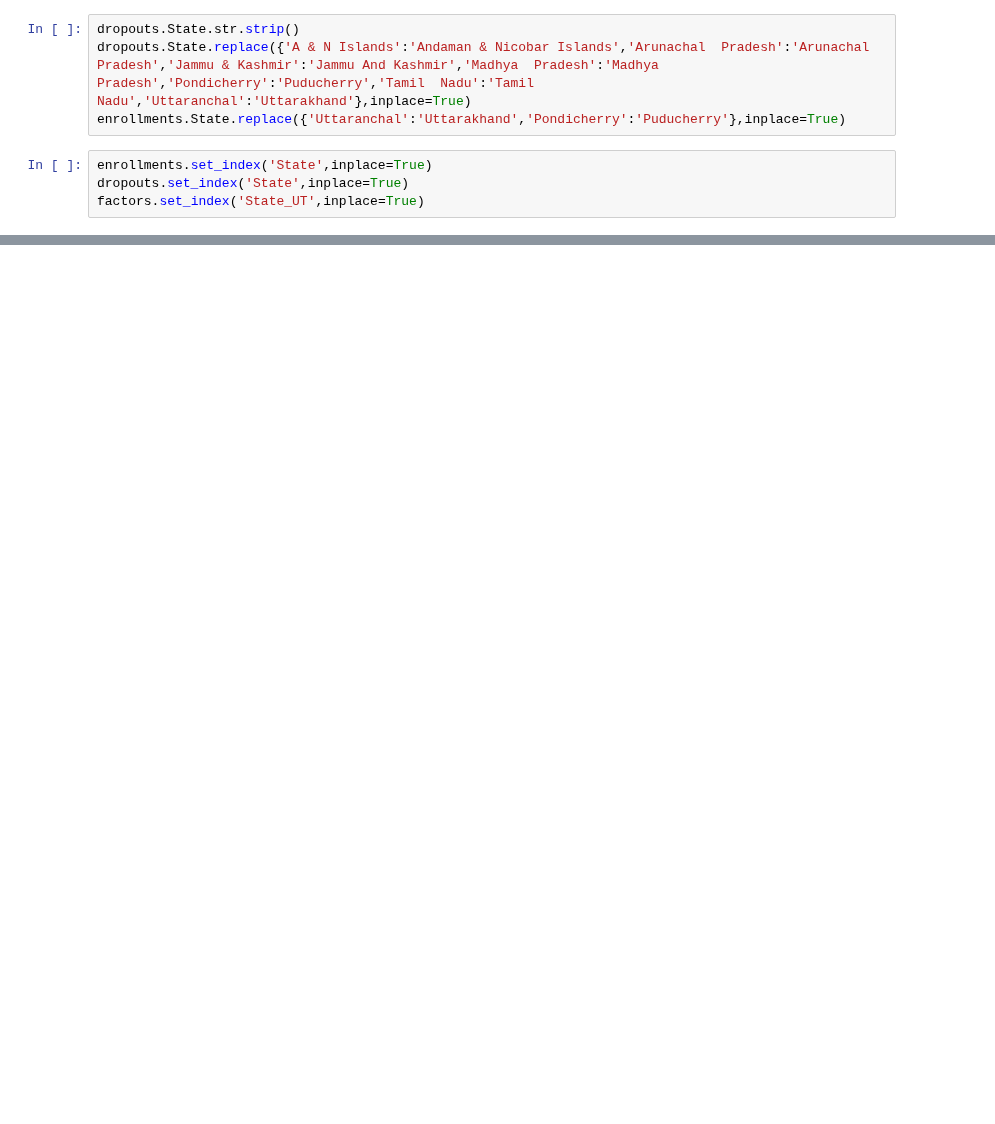
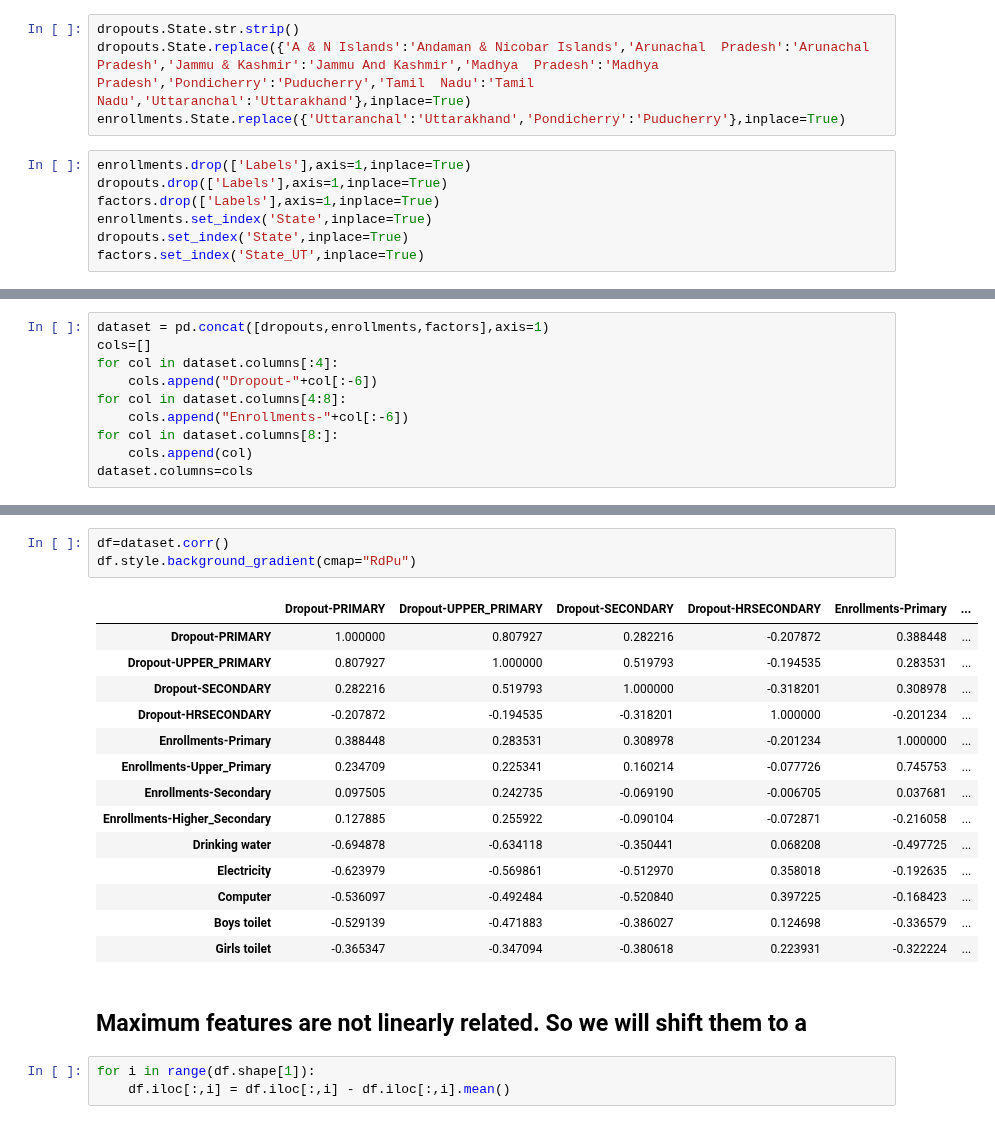
Before and after one commit to AnupamMisra/Data-science-projects, a Jupyter notebook: Education/notebooks/analysis.ipynb, the cells around one changed output, grey strips where cells are left out. Saved outputs shown, nothing was run; the diff lists cells and outputs as text; blank space fills up the shorter version.

```diff
--- a/Education/notebooks/analysis.ipynb
+++ b/Education/notebooks/analysis.ipynb
@@ -38,6 +18,9 @@ dropouts.State.str.strip()
 dropouts.State.replace({'A & N Islands':'Andaman & Nicobar Islands','Arunachal  Pradesh':'Arunachal Pradesh','Jammu & Kashmir':'Jammu And Kashmir','Madhya  Pradesh':'Madhya Pradesh','Pondicherry':'Puducherry','Tamil  Nadu':'Tamil Nadu','Uttaranchal':'Uttarakhand'},inplace=True)
 enrollments.State.replace({'Uttaranchal':'Uttarakhand','Pondicherry':'Puducherry'},inplace=True)
 # %%
+enrollments.drop(['Labels'],axis=1,inplace=True)
+dropouts.drop(['Labels'],axis=1,inplace=True)
+factors.drop(['Labels'],axis=1,inplace=True)
 enrollments.set_index('State',inplace=True)
 dropouts.set_index('State',inplace=True)
 factors.set_index('State_UT',inplace=True)
@@ -64,0 +27,10 @@ dataset
+# %%
+dataset = pd.concat([dropouts,enrollments,factors],axis=1)
+cols=[]
+for col in dataset.columns[:4]:
+    cols.append("Dropout-"+col[:-6])
+for col in dataset.columns[4:8]:
+    cols.append("Enrollments-"+col[:-6])
+for col in dataset.columns[8:]:
+    cols.append(col)
+dataset.columns=cols
@@ -64,0 +46,23 @@ dataset
+# %%
+df=dataset.corr()
+df.style.background_gradient(cmap="RdPu")
+# %% [output]
+|  | Dropout-PRIMARY | Dropout-UPPER_PRIMARY | Dropout-SECONDARY | Dropout-HRSECONDARY | Enrollments-Primary | ... |
+| Dropout-PRIMARY | 1.000000 | 0.807927 | 0.282216 | -0.207872 | 0.388448 | ... |
+| Dropout-UPPER_PRIMARY | 0.807927 | 1.000000 | 0.519793 | -0.194535 | 0.283531 | ... |
+| Dropout-SECONDARY | 0.282216 | 0.519793 | 1.000000 | -0.318201 | 0.308978 | ... |
+| Dropout-HRSECONDARY | -0.207872 | -0.194535 | -0.318201 | 1.000000 | -0.201234 | ... |
+| Enrollments-Primary | 0.388448 | 0.283531 | 0.308978 | -0.201234 | 1.000000 | ... |
+| Enrollments-Upper_Primary | 0.234709 | 0.225341 | 0.160214 | -0.077726 | 0.745753 | ... |
+| Enrollments-Secondary | 0.097505 | 0.242735 | -0.069190 | -0.006705 | 0.037681 | ... |
+| Enrollments-Higher_Secondary | 0.127885 | 0.255922 | -0.090104 | -0.072871 | -0.216058 | ... |
+| Drinking water | -0.694878 | -0.634118 | -0.350441 | 0.068208 | -0.497725 | ... |
+| Electricity | -0.623979 | -0.569861 | -0.512970 | 0.358018 | -0.192635 | ... |
+| Computer | -0.536097 | -0.492484 | -0.520840 | 0.397225 | -0.168423 | ... |
+| Boys toilet | -0.529139 | -0.471883 | -0.386027 | 0.124698 | -0.336579 | ... |
+| Girls toilet | -0.365347 | -0.347094 | -0.380618 | 0.223931 | -0.322224 | ... |
+# %% [markdown]
+## Maximum features are not linearly related. So we will shift them to a
+# %%
+for i in range(df.shape[1]):
+    df.iloc[:,i] = df.iloc[:,i] - df.iloc[:,i].mean()
```
Also changed, not shown: parts of 11 cells of this notebook, 15 other files.
